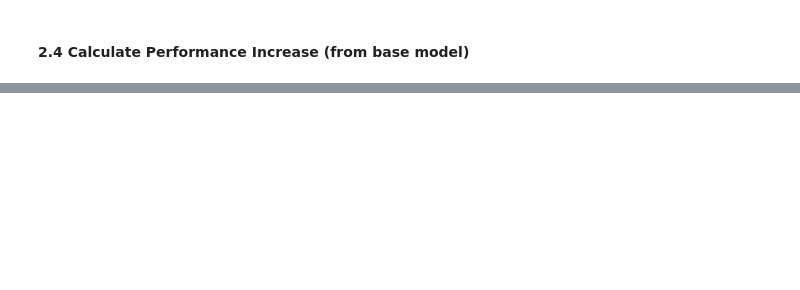
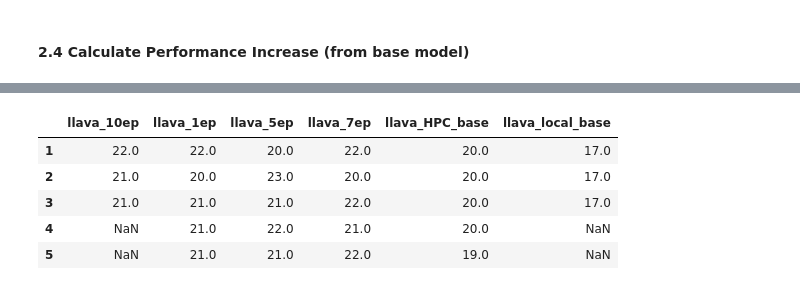
Before and after one commit to bridgetleonard2/Eyes-Mind-Model, a Jupyter notebook: llava_hyak/rmet_analysis.ipynb, the cells around one changed output, grey strips where cells are left out. Drawn from its saved outputs; the diff is of its cells as text; code cells hidden in the pictures; blank space fills up the shorter version.

```diff
--- a/llava_hyak/rmet_analysis.ipynb
+++ b/llava_hyak/rmet_analysis.ipynb
@@ -138,0 +161,10 @@ model_performance
+# %%
+data = num_correct.unstack().transpose()
+data
+# %% [output]
+|  | llava_10ep | llava_1ep | llava_5ep | llava_7ep | llava_HPC_base | llava_local_base |
+| 1 | 22.0 | 22.0 | 20.0 | 22.0 | 20.0 | 17.0 |
+| 2 | 21.0 | 20.0 | 23.0 | 20.0 | 20.0 | 17.0 |
+| 3 | 21.0 | 21.0 | 21.0 | 22.0 | 20.0 | 17.0 |
+| 4 | NaN | 21.0 | 22.0 | 21.0 | 20.0 | NaN |
+| 5 | NaN | 21.0 | 21.0 | 22.0 | 19.0 | NaN |
```
Also changed, not shown: parts of 7 cells of this notebook, 4 other files.
